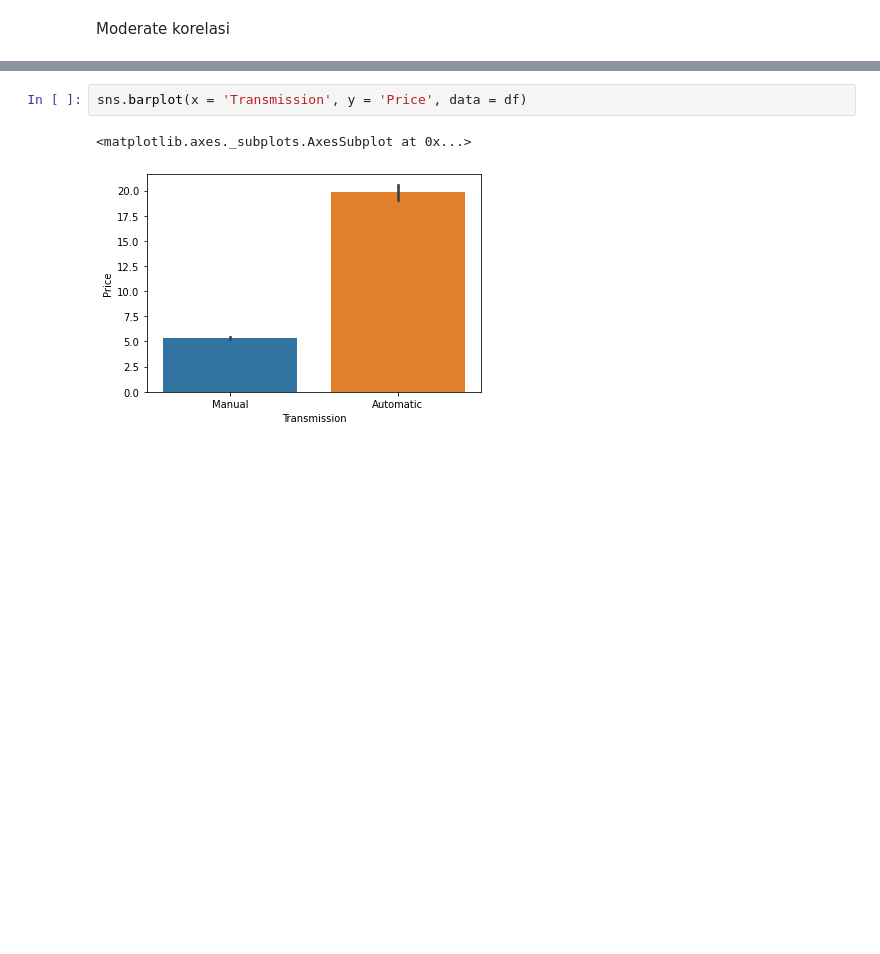
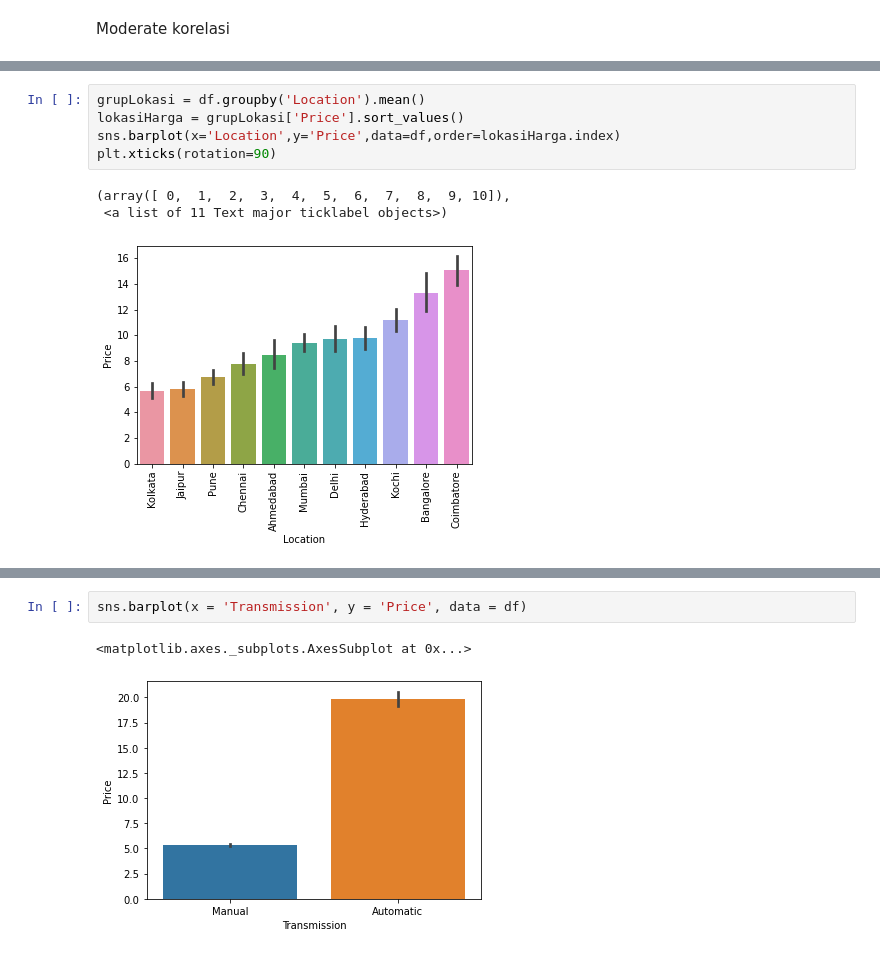
Before and after one commit to DanendraAHP/Data-Analytic, a Jupyter notebook: DSA/DSA.ipynb, the cells around one changed output, grey strips where cells are left out. Saved outputs shown, nothing was run; the diff lists cells and outputs as text; blank space fills up the shorter version.

```diff
--- a/DSA/DSA.ipynb
+++ b/DSA/DSA.ipynb
@@ -175 +388,10 @@ grupMerk['Price'].sort_values(ascending=False)
+# %%
+grupLokasi = df.groupby('Location').mean()
+lokasiHarga = grupLokasi['Price'].sort_values()
+sns.barplot(x='Location',y='Price',data=df,order=lokasiHarga.index)
+plt.xticks(rotation=90)
+# %% [output]
+(array([ 0,  1,  2,  3,  4,  5,  6,  7,  8,  9, 10]),
+ <a list of 11 Text major ticklabel objects>)
+[figure, added]
 # %%
```
Also changed, not shown: parts of 131 cells of this notebook.
